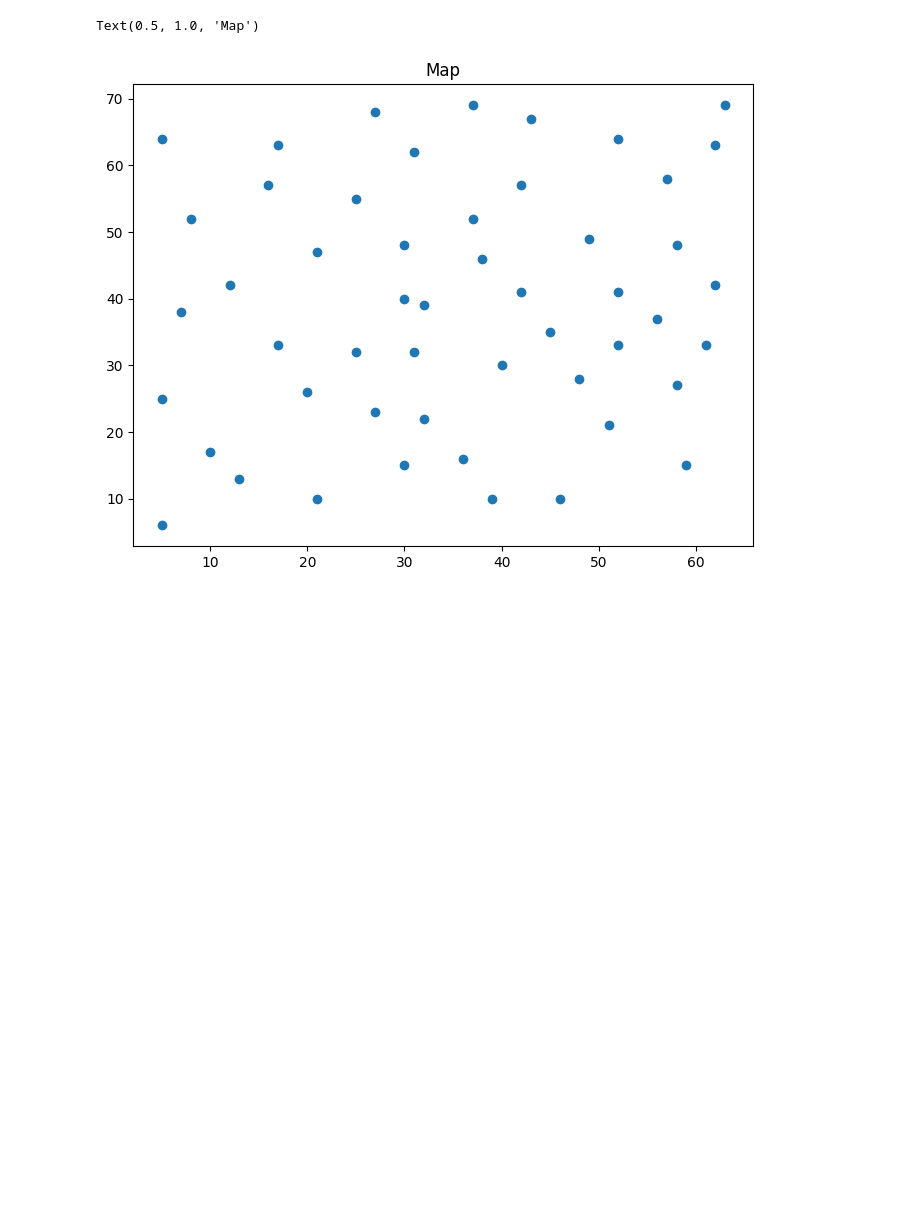
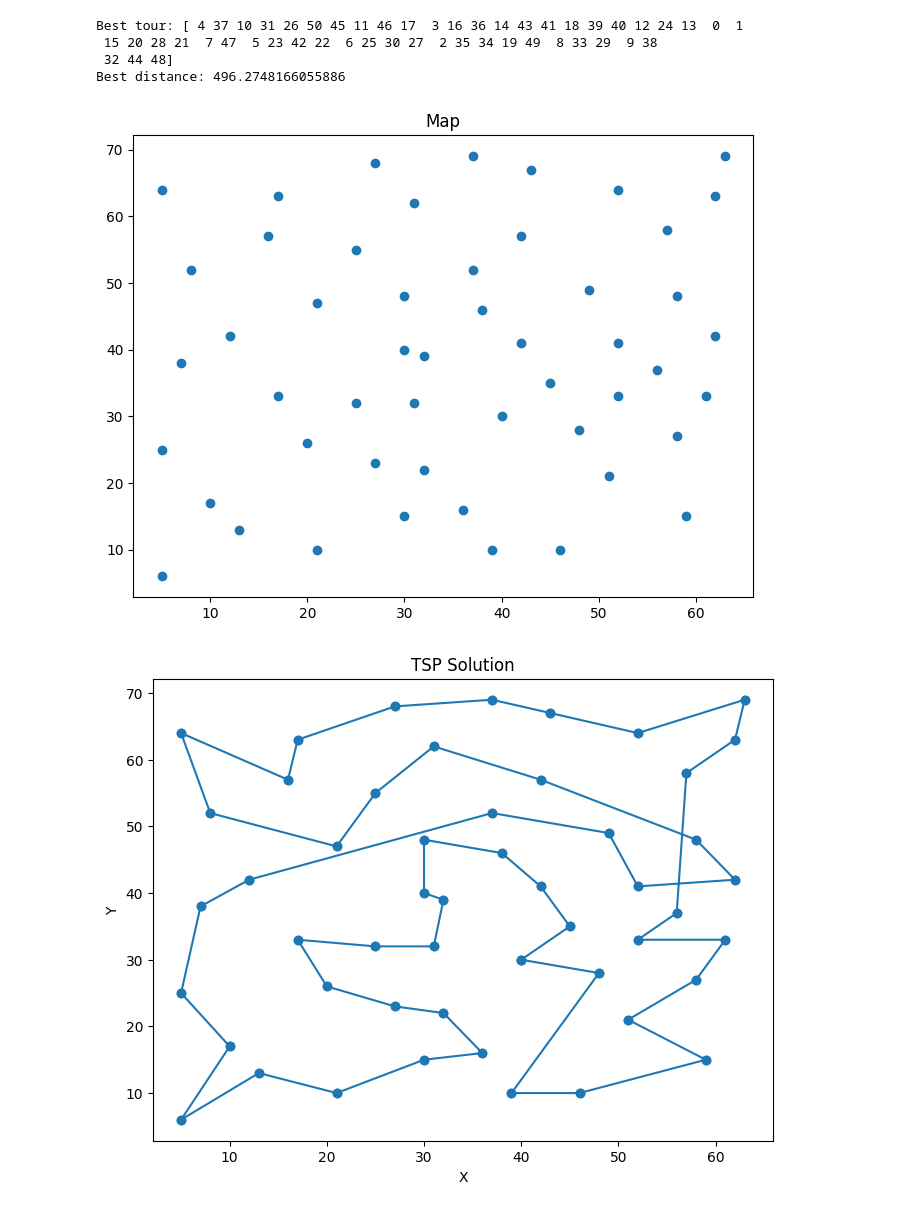
Before and after one commit to Foundnation/Stochastic-Simulation, a Jupyter notebook: TSM/tsp_notebook.ipynb, the cells around one changed output. Drawn from its saved outputs; the diff is of its cells as text; code cells hidden in the pictures; blank space fills up the shorter version.

```diff
--- a/TSM/tsp_notebook.ipynb
+++ b/TSM/tsp_notebook.ipynb
@@ -4,9 +4,35 @@ import matplotlib.pyplot as plt
 # %%
 cities = load_graph('TSP-Configurations/eil51.tsp.txt')
 
 plt.figure(figsize=(8, 6))
 plt.scatter([elem[0] for elem in cities], [elem[1] for elem in cities])
 plt.title('Map')
+
+distances = calculate_distances(cities)
+
+best_tour, best_distance, cost_over_iterations, temperature_over_interations = perform_annealing(distances, max_iterations=int(1E5), alpha=0.9999)
+
+print("Best tour:", best_tour)
+print("Best distance:", best_distance)
+
+plot_tour(best_tour, cities)
+
+plt.figure(figsize=(8, 6))
+plt.plot(cost_over_iterations)
+plt.title('Tour Distance Over Iterations')
+plt.xlabel('Iterations')
+plt.ylabel('Distance')
+
+plt.plot(temperature_over_interations)
+plt.title('Temperature Over Iterations')
+plt.xlabel('Iterations')
+plt.ylabel('Temperature')
+
+plt.show()
 # %% [output]
-Text(0.5, 1.0, 'Map')
+Best tour: [ 4 37 10 31 26 50 45 11 46 17  3 16 36 14 43 41 18 39 40 12 24 13  0  1
+ 15 20 28 21  7 47  5 23 42 22  6 25 30 27  2 35 34 19 49  8 33 29  9 38
+ 32 44 48]
+Best distance: 496.2748166055886
 [figure]
+[figure, added]
```
Also changed, not shown: parts of 6 cells of this notebook, 1 other file.
